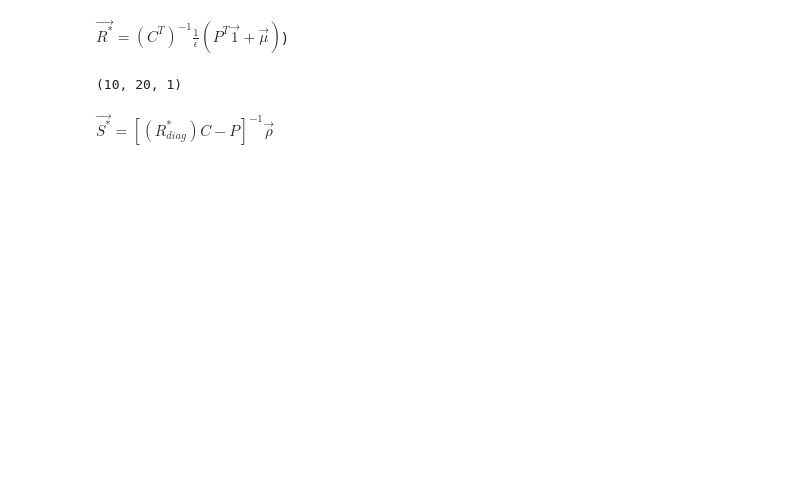
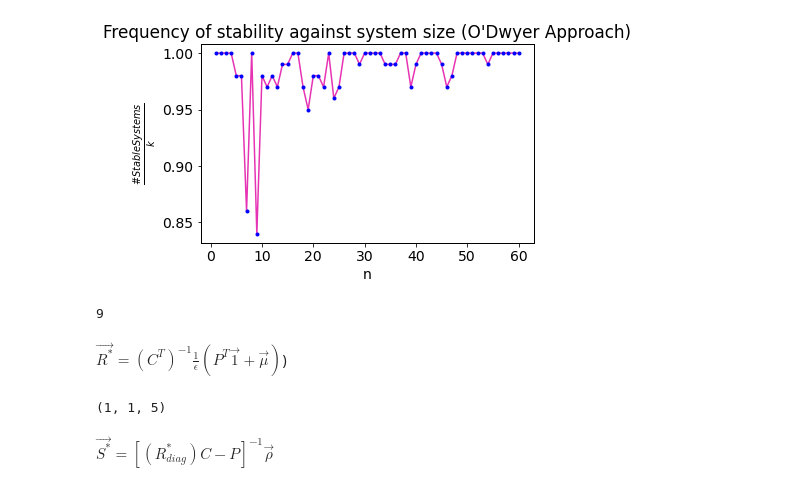
Before and after one commit to hnmns/Microbiome_Stability_Diversity, a Jupyter notebook: microbiome_stab_div.ipynb, the cells around one changed output. Drawn from its saved outputs; the diff is of its cells as text; code cells hidden in the pictures; blank space fills up the shorter version.

```diff
--- a/microbiome_stab_div.ipynb
+++ b/microbiome_stab_div.ipynb
@@ -216 +324,25 @@ plt.show();
+# %%
+y_data = np.array(percents_stable_Odw)
+x_data = np.array(ns_test)
+
+# I forgot how to suppress matplotlib output automatically
+plt.plot(x_data,y_data, color=(0.9,0.2,0.7));
+plt.plot(x_data,y_data, 'b.');
+plt.title('Frequency of stability against system size (O\'Dwyer Approach)');
+plt.xlabel('n');
+plt.ylabel(r'$\frac{\# Stable Systems}{k}$');
+plt.tight_layout();
+# looks like logistic growth (decay, really)
+plt.show();
+
+
+# When using AN EVEN HIGHER SAMPLE SIZE (k=1000 vs. k=100 down below), still very chaotic-looking
+    # but with dip near n=[8,12]. Hrm...
+    # Also, very stable.
+# %% [output]
+[figure, added]
+# %%
+x_data[np.argmin(y_data)] # Least chance of having stable system at this n, probably not an
+# %% [output]
+9
 # %%
@@ -234,13 +367,18 @@ def extract_block_diags(A,block_size):
     return block_diags[block_inds,block_inds,:,:]
 # %% [markdown]
 $\vec{R^*} = (C^T)^{-1}\frac{1}{\epsilon}(P^T \vec{1} + \vec{\mu})$)
+# %%
+np.tile(np.random.rand(5),(1,1,1)).shape
+# %% [output]
+(1, 1, 5)
 # %%
 ### Resource-Competition Steady State vectors (R_star and S_star)
 # Why are Rstars in the range of r_i in [1,100]??? Any way to normalize/nondimensionalize the model?
 
 ### According to Butler/O'Dwyer, for any CHOICE of (+) mu and rho, these Fns will produce feasible Steady States
 
-sP_ex = symPvec(sig=1,n=20,k=10)
+#sP_ex = symPvec(sig=1,n=20,k=10)
+# k=10
 
 def R_star_gen(C,P,eps,mu): # P is actually 3-dimensional matrix (k nxn sub-P-matrices)
     r'''
@@ -259,7 +397,6 @@ def R_star_gen(C,P,eps,mu): # P is actually 3-dimensional matrix (k nxn sub-P-ma
 
     #C = np.tile(C,(k,1,1)) # OLD: stack C k times so that it can be dotted with each sub-Ps
                                 # np.dot() does not broadcast, I think. Have to manually add 3rd dimension
-
     #A = np.linalg.inv(np.transpose(C,(0,2,1)))*(1/eps) # split up into A,v for readability
     A = np.linalg.inv(C.T)*(1/eps) # A is just nxn
     v = np.sum(np.transpose(P,(0,2,1)), 2).reshape(k,n,1) + mu #take row sums of P transpose, reshape to add
@@ -267,18 +404,11 @@ def R_star_gen(C,P,eps,mu): # P is actually 3-dimensional matrix (k nxn sub-P-ma
     # How to pairwise dot an array of 2D matrices with array of column vectors?
     # R_star = np.dot(A,v) # OLD, for stacked C
 
-    R_star = np.tensordot(A,v,axes=([1],[1])).reshape(n,k).T.reshape(k,n,1)
+    R_star = np.tensordot(A,v,axes=([1],[1]))
+    R_star = R_star.reshape(n,k).T.reshape(k,n,1)
     #np.tensordot(I,b,axes=([1],[1])).reshape(2,3).T.reshape(3,2,1)
     return R_star
-#mu = eps * Rstar (when specialized C)
-
-
-mu_ex = np.ones(n).reshape(20,1)
-
-R_star_ex = R_star_gen(C,sP_ex,eps,(mu_ex*1))
-R_star_ex.shape
+#mu = eps * R_star (when specialized C)
-# %% [output]
-(10, 20, 1)
 # %% [markdown]
 $\vec{S^*} = [(R^{*}_{diag})C - P]^{-1} \vec{\rho}$
 # %%
```
Also changed, not shown: parts of 89 cells of this notebook.
